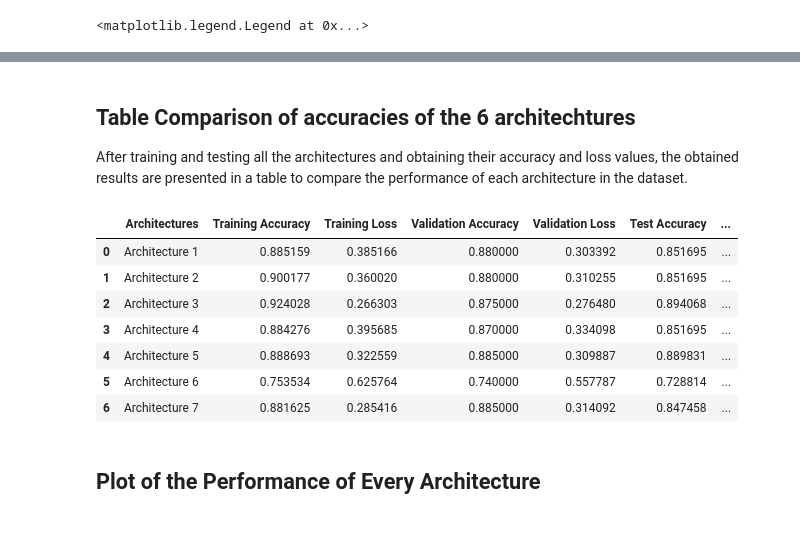
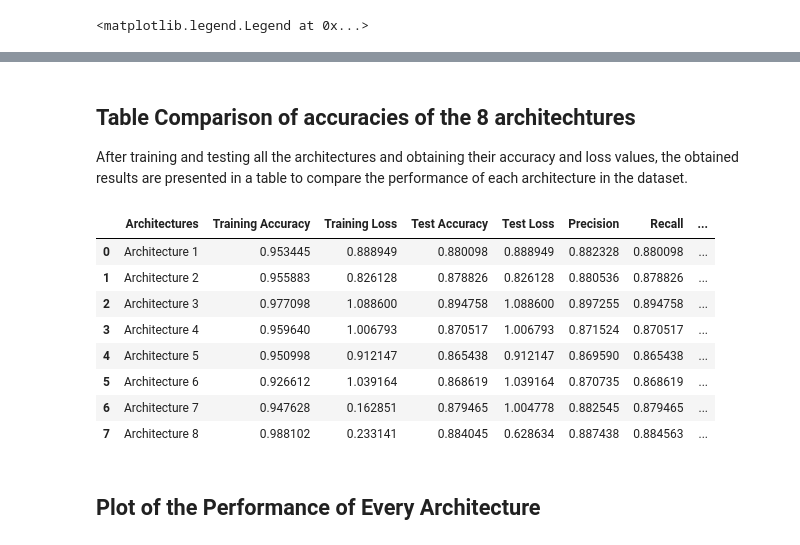
Before and after one commit to StadynR/HAR-imu-photogrammetry, a Jupyter notebook: Notebooks/Dataset 1/Photogrammetry.ipynb, the cells around one changed output, grey strips where cells are left out. Cells and saved outputs as stored; diff of their text form; code cells hidden in the pictures.

```diff
--- a/Notebooks/Dataset 1/Photogrammetry.ipynb
+++ b/Notebooks/Dataset 1/Photogrammetry.ipynb
@@ -374,2 +355,0 @@ Train the model for 50 epochs in mini-batches of 32 samples. This is 50 iteratio
-# %%
-history = model.fit(X_train, Y_train, epochs = 50, validation_data=(X_val, Y_val), batch_size = 32, verbose = 1)
@@ -895,0 +1698,2 @@ Test Loss : 0.3225589096546173
+# %%
+text_labels = np.repeat(text_labels.reshape(text_labels.shape[0], 1), reshaped_s.shape[1], axis=1)
@@ -1010,7 +1904,0 @@ Epoch 50/50
-# %%
-#Evaluate the model
-results = model.evaluate(X_test, Y_test, batch_size = 32, verbose = 1)
-arch6_test_acc = results[1]
-arch6_test_loss = results[0]
-print("Test Accuracy :", results[1])
-print("Test Loss :", results[0])
@@ -1096,7 +1904,0 @@ Epoch 50/50
-# %%
-#Evaluate the model
-results = model.evaluate(X_test, Y_test, batch_size = 32, verbose = 1)
-arch7_test_acc = results[1]
-arch7_test_loss = results[0]
-print("Test Accuracy :", results[1])
-print("Test Loss :", results[0])
@@ -1140,50 +1905,53 @@ axes[1, 2].legend()
 # %% [markdown]
-## Table Comparison of accuracies of the 6 architechtures
+## Table Comparison of accuracies of the 8 architechtures
 
 After training and testing all the architectures and obtaining their accuracy and loss values, the obtained results are presented in a table to compare the performance of each architecture in the dataset.
 # %%
 # Architectures labels
-archs = ["Architecture 1", "Architecture 2", "Architecture 3", "Architecture 4", "Architecture 5", "Architecture 6", "Architecture 7"]
+archs = ["Architecture 1", "Architecture 2", "Architecture 3", "Architecture 4", "Architecture 5", "Architecture 6", "Architecture 7", "Architecture 8"]
 # Training accuracies of the architectures
-train_accs = [arch1_train_acc, arch2_train_acc, arch3_train_acc, arch4_train_acc, arch5_train_acc, arch6_train_acc, arch7_train_acc]
+train_accs = [arch1_train_acc, arch2_train_acc, arch3_train_acc, arch4_train_acc, arch5_train_acc, arch6_train_acc, arch7_train_acc, arch8_train_acc]
 # Training losses of the architectures
-train_losses = [arch1_test_loss, arch2_test_loss, arch3_test_loss, arch4_test_loss, arch5_test_loss, arch6_test_loss, arch7_train_loss]
-# Validation accuracies of the architectures
-val_accs = [arch1_val_acc, arch2_val_acc, arch3_val_acc, arch4_val_acc, arch5_val_acc, arch6_val_acc, arch7_val_acc]
-# Validation losses of the architectures
-val_losses = [arch1_val_loss, arch2_val_loss, arch3_val_loss, arch4_val_loss, arch5_val_loss, arch6_val_loss, arch7_val_loss]
+train_losses = [arch1_test_loss, arch2_test_loss, arch3_test_loss, arch4_test_loss, arch5_test_loss, arch6_test_loss, arch7_train_loss, arch8_train_loss]
 # Testing accuracies of the architectures
-test_accs = [arch1_test_acc, arch2_test_acc, arch3_test_acc, arch4_test_acc, arch5_test_acc, arch6_test_acc, arch7_test_acc]
+test_accs = [arch1_test_acc, arch2_test_acc, arch3_test_acc, arch4_test_acc, arch5_test_acc, arch6_test_acc, arch7_test_acc, arch8_test_acc]
 # Testing losses of the architectures
-test_loss = [arch1_test_loss, arch2_test_loss, arch3_test_loss, arch4_test_loss, arch5_test_loss, arch6_test_loss, arch6_test_loss]
+test_losses = [arch1_test_loss, arch2_test_loss, arch3_test_loss, arch4_test_loss, arch5_test_loss, arch6_test_loss, arch7_test_loss, arch8_test_loss]
+# Precisions of the architectures
+precisions = [arch1_precision, arch2_precision, arch3_precision, arch4_precision, arch5_precision, arch6_precision, arch7_precision, arch8_precision]
+# Recalls of the architectures
+recalls = [arch1_recall, arch2_recall, arch3_recall, arch4_recall, arch5_recall, arch6_recall, arch7_recall, arch8_recall]
+# F1 scores of the architectures
+f1_scores = [arch1_f1_score, arch2_f1_score, arch3_f1_score, arch4_f1_score, arch5_f1_score, arch6_f1_score, arch7_f1_score, arch8_f1_score]
 
-df = pd.DataFrame(list(zip(archs, train_accs, train_losses, val_accs, val_losses, test_accs, test_loss)),
-                  columns =['Architectures', 'Training Accuracy', 'Training Loss', 'Validation Accuracy', 'Validation Loss', 'Test Accuracy', 'Test Loss'])
+df = pd.DataFrame(list(zip(archs, train_accs, train_losses, test_accs, test_losses, precisions, recalls, f1_scores)),
+                  columns =['Architectures', 'Training Accuracy', 'Training Loss', 'Test Accuracy', 'Test Loss', 'Precision', 'Recall', 'F1 score'])
 df
 
 # Defining custom function which returns
 # the list for df.style.apply() method
 def highlight_max(s):
     is_max = s == s.max()
     return ['font-weight: %s' % 'bold' if cell else '' for cell in is_max]
 
 
 # Defining custom function which returns
 # the list for df.style.apply() method
 def highlight_min(s):
     is_min = s == s.min()
     return ['font-weight: %s' % 'bold' if cell else '' for cell in is_min]
 
-df.style.apply(highlight_max, subset = ['Training Accuracy', 'Validation Accuracy', 'Test Accuracy']).apply(highlight_min, subset = ['Training Loss', 'Validation Loss', 'Test Loss'])
+df.style.apply(highlight_max, subset = ['Training Accuracy', 'Test Accuracy', 'Precision', 'Recall', 'F1 score']).apply(highlight_min, subset = ['Training Loss', 'Test Loss'])
 # %% [output]
-|  | Architectures | Training Accuracy | Training Loss | Validation Accuracy | Validation Loss | Test Accuracy | ... |
-| 0 | Architecture 1 | 0.885159 | 0.385166 | 0.880000 | 0.303392 | 0.851695 | ... |
-| 1 | Architecture 2 | 0.900177 | 0.360020 | 0.880000 | 0.310255 | 0.851695 | ... |
-| 2 | Architecture 3 | 0.924028 | 0.266303 | 0.875000 | 0.276480 | 0.894068 | ... |
-| 3 | Architecture 4 | 0.884276 | 0.395685 | 0.870000 | 0.334098 | 0.851695 | ... |
-| 4 | Architecture 5 | 0.888693 | 0.322559 | 0.885000 | 0.309887 | 0.889831 | ... |
-| 5 | Architecture 6 | 0.753534 | 0.625764 | 0.740000 | 0.557787 | 0.728814 | ... |
-| 6 | Architecture 7 | 0.881625 | 0.285416 | 0.885000 | 0.314092 | 0.847458 | ... |
+|  | Architectures | Training Accuracy | Training Loss | Test Accuracy | Test Loss | Precision | Recall | ... |
+| 0 | Architecture 1 | 0.953445 | 0.888949 | 0.880098 | 0.888949 | 0.882328 | 0.880098 | ... |
+| 1 | Architecture 2 | 0.955883 | 0.826128 | 0.878826 | 0.826128 | 0.880536 | 0.878826 | ... |
+| 2 | Architecture 3 | 0.977098 | 1.088600 | 0.894758 | 1.088600 | 0.897255 | 0.894758 | ... |
+| 3 | Architecture 4 | 0.959640 | 1.006793 | 0.870517 | 1.006793 | 0.871524 | 0.870517 | ... |
+| 4 | Architecture 5 | 0.950998 | 0.912147 | 0.865438 | 0.912147 | 0.869590 | 0.865438 | ... |
+| 5 | Architecture 6 | 0.926612 | 1.039164 | 0.868619 | 1.039164 | 0.870735 | 0.868619 | ... |
+| 6 | Architecture 7 | 0.947628 | 0.162851 | 0.879465 | 1.004778 | 0.882545 | 0.879465 | ... |
+| 7 | Architecture 8 | 0.988102 | 0.233141 | 0.884045 | 0.628634 | 0.887438 | 0.884563 | ... |
 # %% [markdown]
 ## Plot of the Performance of Every Architecture
 # %%
```
Also changed, not shown: parts of 101 cells of this notebook.
